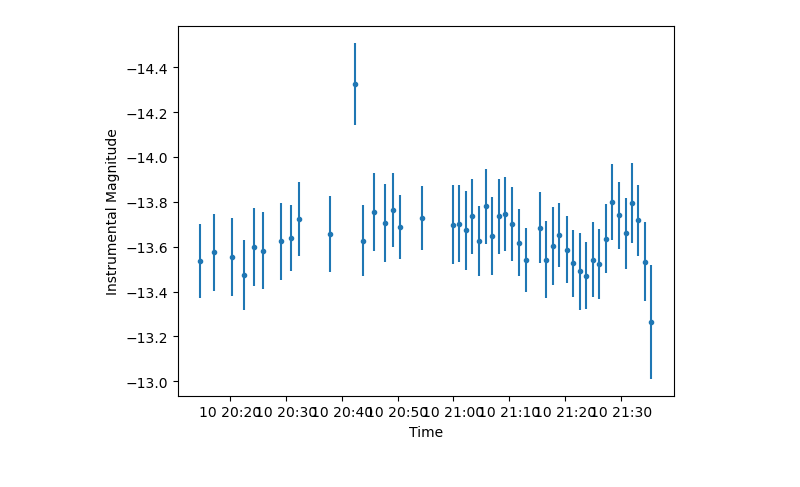
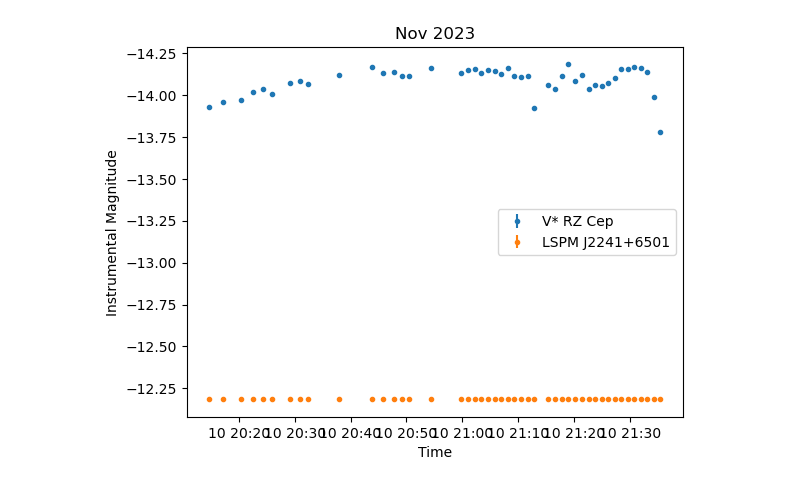
Before and after one commit to milliebutspace/MPhys-Code, a Jupyter notebook: Normalisation Retry M.ipynb, the cells around one changed output. Cells and saved outputs as stored; diff of their text form; code cells hidden in the pictures.

```diff
--- a/Normalisation Retry M.ipynb
+++ b/Normalisation Retry M.ipynb
@@ -9,23 +9,35 @@ import math
 import statistics
 # %%
 #filter specific file names
-luminance = 'star_Light_Luminance_5_secs_001_reduced_matched.csv'
+#luminance = 'star_Light_Luminance_5_secs_001_reduced_matched.csv'
+#luminance = 'star_Light_Luminance_10_secs_001_reduced_matched.csv'
 #luminance = 'RZ_Cep_Light_Luminance_10_secs_001_reduced_matched.csv'
+luminance = 'Light_Luminance_3.500_secs_001_reduced_matched.csv'
 red = 'star_Light_Red_30_secs_001_reduced_matched.csv'
 green = 'star_Light_Green_30_secs_001_reduced_matched.csv'
-blue = 'star_Light_Blue_30_secs_001_reduced_matched.csv'
+blue = 'Light_Blue_30_secs_001_reduced_matched.csv'
 
 #set current filter
-# ref_csv_name = luminance
+ref_csv_name = luminance
 current_filter = 'Luminance'
 
 #define file read path and the file list, excluding the first file
+#read_path = Path(f'./RZ Cep/All_RZ_Cep/2022_12_07/RZ_Cep/CSVs/Matched Stars/{current_filter}')
+#read_path = Path(f'./RZ Cep/All_RZ_Cep/2023_01_23/RZ_Cep/CSVs/Matched Stars/{current_filter}')
 #read_path = Path(f'./RZ Cep/All_RZ_Cep/2023_02_23/RZ_Cep/CSVs/Matched Stars/{current_filter}')
 read_path = Path(f'./RZ Cep/All_RZ_Cep/2023_11_10/RZ_Cep/CSVs/Matched Stars/{current_filter}')
-file_list = [f for f in os.listdir(read_path)if f.endswith('.csv') and f != ref_csv_name]
+file_list = [f for f in os.listdir(read_path)if f.endswith('_matched.csv') and f != ref_csv_name]
 
 final_csv_path = Path('./RZ Cep/All_RZ_Cep/Light Curve CSVs/')
+#final_csv_name = '2022_12_07_normalised_curve_1.csv'
+#final_csv_name = '2023_01_23_normalised_curve_1.csv'
+#final_csv_name = '2023_02_23_normalised_curve_1.csv'
 final_csv_name = '2023_11_10_normalised_curve_1.csv'
+
+#write_path = Path(f'./RZ Cep/All_RZ_Cep/2022_12_07/RZ_Cep/CSVs/Normalised')
+#write_path = Path(f'./RZ Cep/All_RZ_Cep/2023_01_23/RZ_Cep/CSVs/Normalised')
+#write_path = Path(f'./RZ Cep/All_RZ_Cep/2023_02_23/RZ_Cep/CSVs/Normalised')
+write_path = Path(f'./RZ Cep/All_RZ_Cep/2023_11_10/RZ_Cep/CSVs/Normalised')
 # %%
 #column names for reference dataframe
 mag_name = 'instrumental_mag'
@@ -123,4 +116,5 @@ y_pos_name = 'y_center'
 # %%
+'''
 correction_array = []
 date_time_array = []
 corrected_mags = []
@@ -136,7 +130,6 @@ for image in file_list:
     merged_image = pd.merge(left=reference_image, right=current_image, on='star_id', how='inner')
     merged_image.sort_values([corr_mag_x_name], inplace=True)
 
-#     merged_image.drop_duplicates(subset='star_id', keep='first', inplace=True)
     merged_image['delta_mag'] = merged_image[corr_mag_x_name] - merged_image[corr_mag_y_name]
     merged_image = merged_image[merged_image.star_id!='V* RZ Cep']
 
@@ -145,11 +138,23 @@ for image in file_list:
 
     correction_array.append([zp_correction, zp_correction_err])
 
+    current_image['normalised_mag'] = current_image[corr_mag_name] + zp_correction
+    current_image['updated_mag_error'] = current_image[mag_error_name] + abs(zp_correction_err)
+
     RZ_Cep_mag = current_image.loc[current_image['star_id'] == 'V* RZ Cep'][corr_mag_name]
     error = abs(current_image.loc[current_image['star_id'] == 'V* RZ Cep'][mag_error_name])
-#     print(RZ_Cep_mag)
+
     if len(RZ_Cep_mag) == 0:
         continue
     corrected_mags.append(float(RZ_Cep_mag + zp_correction))
     date_time_array.append(current_image[date_time_name][0])
     errors.append(float(error + zp_correction_err))
+    nov_stars = current_image['star_id']
+
+    file_name = image.replace('_matched.csv','_normalised.csv')
+    #file_name = image.replace('_photometery.csv', '_normalised.csv')
+    print(file_name)
+    current_image.to_csv(write_path / file_name)
+
+'''
+pass
@@ -156,16 +211,21 @@ for image in file_list:
 # %%
 date_times = pd.to_datetime(date_time_array)
 
 errors = np.asarray(errors)
+err_stan = np.asarray(err_stan)
 corrected_mags = np.asarray(corrected_mags)
+corr_stan = np.asarray(corr_stan)
 
-plt.errorbar(date_times, corrected_mags, yerr=errors, marker='.', ls='None')
+plt.errorbar(date_times, corrected_mags, yerr=errors, marker='.', ls='None', label='V* RZ Cep')
+plt.errorbar(date_times, corr_stan, yerr=err_stan, marker='.', ls='None', label='LSPM J2241+6501')
 plt.gca().invert_yaxis()
+plt.legend()
+plt.title('Nov 2023')
 plt.xlabel('Time')
 plt.ylabel('Instrumental Magnitude')
 plt.show()
 # %% [output]
-[figure, old version]
+[figure, new version]
 # %%
 #use ap stats error or sqrt counts
 
```
Also changed, not shown: parts of 11 cells of this notebook, 2 other files.
